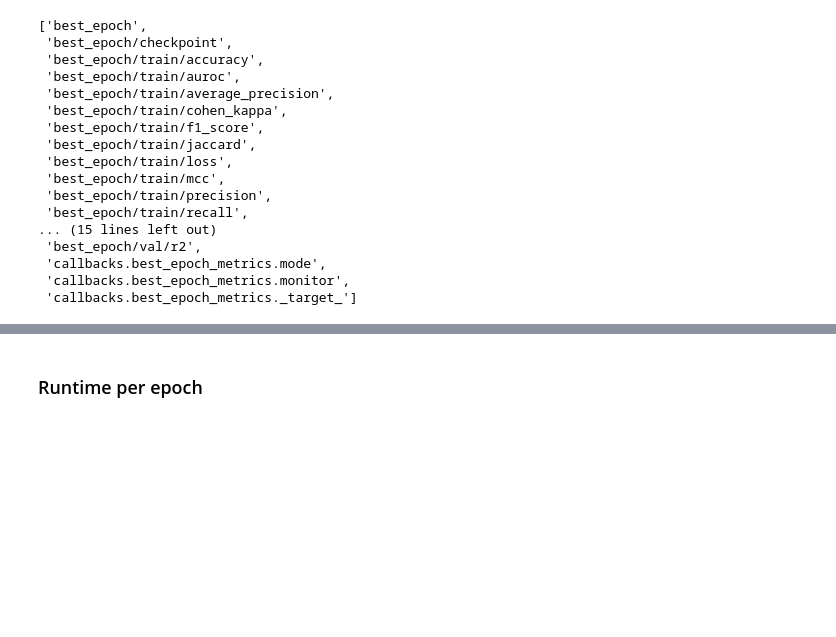
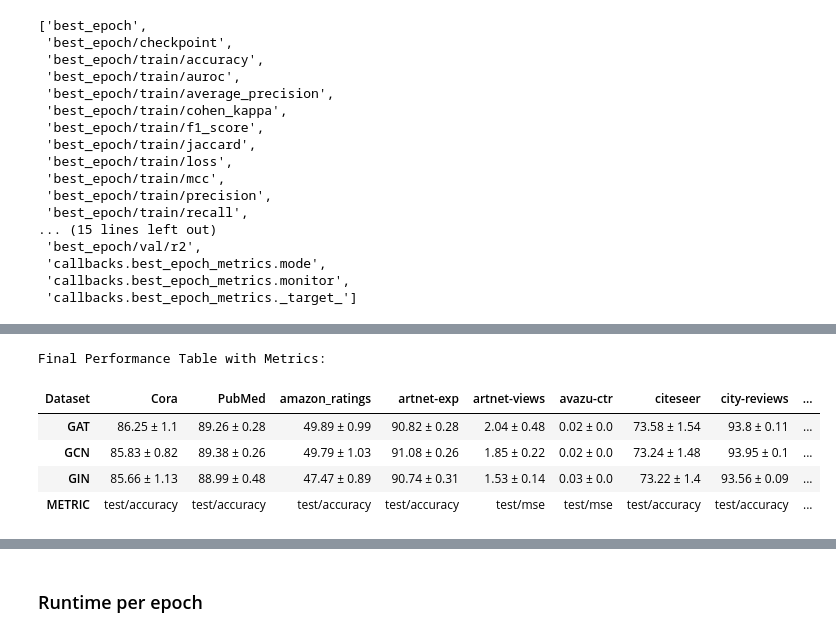
Before and after one commit to geometric-intelligence/TopoBench, a Jupyter notebook: tutorials/extract_time.ipynb, the cells around one changed output, grey strips where cells are left out. Saved outputs shown, nothing was run; the diff lists cells and outputs as text; code cells hidden in the pictures; blank space fills up the shorter version.

```diff
--- a/tutorials/extract_time.ipynb
+++ b/tutorials/extract_time.ipynb
@@ -84,7 +84,7 @@ def normalize_column(df, column_to_normalize):
 
 
 # Config columns to normalize
-columns_to_normalize = ["model", "dataset", "callbacks", "paths"]
+columns_to_normalize = ["model", "dataset", "callbacks", "paths",'optimizer' ] # 'optimizer'
 
 # Keep track of config columns added
 config_columns = []
@@ -95,7 +95,7 @@ for column in columns_to_normalize:
 # Remove columns that are not needed (we shouldn't vary them or their variation is not interesting)
 remove_cols = [
     #"dataset.transforms.data_manipulations.selected_fields",
-    "callbacks.model_checkpoint.dirpath", 'model.feature_encoder.selected_dimensions','callbacks.model_checkpoint.dirpath',
+    "callbacks.model_checkpoint.dirpath", "paths.output_dir", 'model.feature_encoder.selected_dimensions','callbacks.model_checkpoint.dirpath',
 ]
 removed_columns = []
 for remove_col in remove_cols:
@@ -327,0 +586,45 @@ model.backbone.max_hop: [5. 4. 2.]
+# %%
+# ---------------------------------------------------------
+# 1. Create a map of {Dataset_Name -> Metric_Name}
+# ---------------------------------------------------------
+dataset_metric_map = {}
+
+# We look into the 'collected_non_aggregated_results' dictionary to find the metric name used
+for dataset in performance_pivot.columns:
+    if dataset in collected_non_aggregated_results:
+        # Grab any available model for this dataset to inspect the metric
+        # (The metric is the same for all models on a given dataset)
+        first_model_key = next(iter(collected_non_aggregated_results[dataset]))
+
+        # Extract the performance columns list
+        metrics_list = collected_non_aggregated_results[dataset][first_model_key]["performance_cols"]
+
+        # Join them into a string (e.g., "test/mse")
+        dataset_metric_map[dataset] = ", ".join(metrics_list)
+    else:
+        dataset_metric_map[dataset] = "Unknown"
+
+# ---------------------------------------------------------
+# 2. Create the Footer Row
+# ---------------------------------------------------------
+# Create a single-row DataFrame matching the columns of your pivot table
+metric_row = pd.DataFrame(
+    [[dataset_metric_map[col] for col in performance_pivot.columns]],
+    columns=performance_pivot.columns,
+    index=["METRIC"]
+)
+
+# ---------------------------------------------------------
+# 3. Concatenate and Display
+# ---------------------------------------------------------
+final_performance_table = pd.concat([performance_pivot, metric_row])
+
+print("Final Performance Table with Metrics:")
+display(final_performance_table)
+# %% [output]
+Final Performance Table with Metrics:
+| Dataset | Cora | PubMed | amazon_ratings | artnet-exp | artnet-views | avazu-ctr | citeseer | city-reviews | ... |
+| GAT | 86.25 ± 1.1 | 89.26 ± 0.28 | 49.89 ± 0.99 | 90.82 ± 0.28 | 2.04 ± 0.48 | 0.02 ± 0.0 | 73.58 ± 1.54 | 93.8 ± 0.11 | ... |
+| GCN | 85.83 ± 0.82 | 89.38 ± 0.26 | 49.79 ± 1.03 | 91.08 ± 0.26 | 1.85 ± 0.22 | 0.02 ± 0.0 | 73.24 ± 1.48 | 93.95 ± 0.1 | ... |
+| GIN | 85.66 ± 1.13 | 88.99 ± 0.48 | 47.47 ± 0.89 | 90.74 ± 0.31 | 1.53 ± 0.14 | 0.03 ± 0.0 | 73.22 ± 1.4 | 93.56 ± 0.09 | ... |
+| METRIC | test/accuracy | test/accuracy | test/accuracy | test/accuracy | test/mse | test/mse | test/accuracy | test/accuracy | ... |
```
Also changed, not shown: parts of 14 cells of this notebook.
